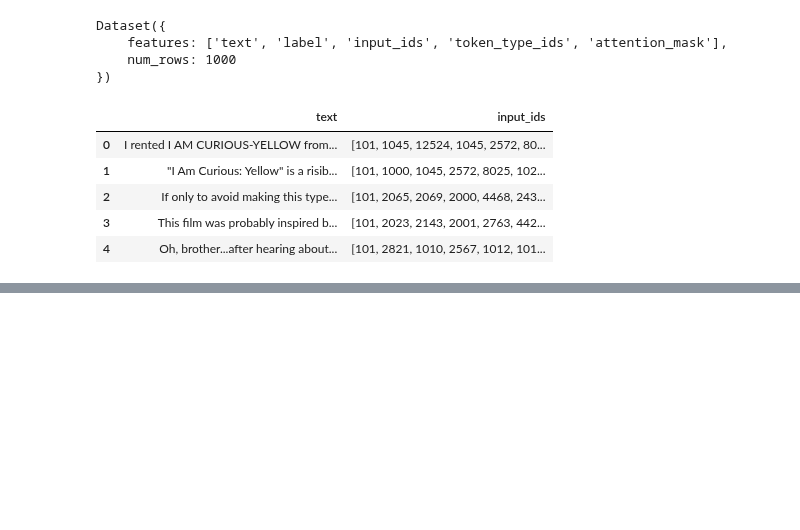
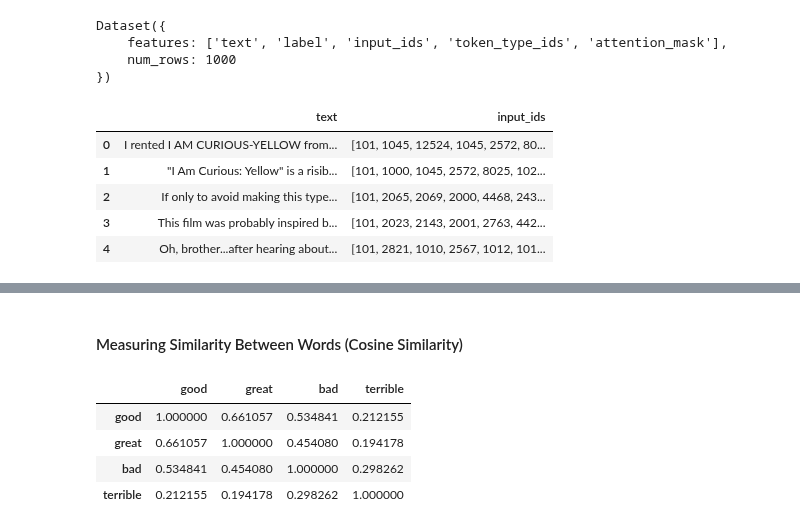
Before and after one commit to hussamalafandi/Generative_AI, a Jupyter notebook: notebooks/04/04_word_embeddings.ipynb, the cells around one changed output, grey strips where cells are left out. Drawn from its saved outputs; the diff is of its cells as text; code cells hidden in the pictures; blank space fills up the shorter version.

```diff
--- a/notebooks/04/04_word_embeddings.ipynb
+++ b/notebooks/04/04_word_embeddings.ipynb
@@ -125,0 +145,15 @@ Dataset({
+# %%
+# Load a pretrained transformer model (BERT) to extract embeddings.
+# Note: The model returns contextual embeddings that adjust based on the input sentence.
+model = AutoModel.from_pretrained("bert-base-uncased")
+
+# Encode the example text to get embeddings.
+# The tokenizer converts the text to input IDs and attention masks.
+inputs = tokenizer(example_text, return_tensors="pt")
+outputs = model(**inputs)
+
+# Extract embeddings for all tokens
+# Here, we take the last hidden state (batch_size, sequence_length, hidden_size)
+embeddings = outputs.last_hidden_state
+
+print("Shape of embeddings:", embeddings.shape)
@@ -125,0 +196,24 @@ Dataset({
+# %% [markdown]
+#### Measuring Similarity Between Words (Cosine Similarity)
+# %%
+# Get embeddings for selected words (use tokens without subword prefixes)
+tokens = ["good", "great", "bad", "terrible"]
+token_ids = tokenizer(tokens, return_tensors="pt", add_special_tokens=False)["input_ids"]
+
+# Get embeddings from model
+with torch.no_grad():
+    word_outputs = model(**tokenizer(tokens, return_tensors="pt", add_special_tokens=False))
+    word_embeddings = word_outputs.last_hidden_state.mean(dim=1)  # use average across tokens
+
+# Compute pairwise cosine similarity
+similarities = cosine_similarity(word_embeddings.unsqueeze(1), word_embeddings.unsqueeze(0), dim=-1)
+
+# Display as a matrix
+sim_df = pd.DataFrame(similarities.numpy(), index=tokens, columns=tokens)
+sim_df.style.background_gradient(cmap="Blues")
+# %% [output]
+|  | good | great | bad | terrible |
+| good | 1.000000 | 0.661057 | 0.534841 | 0.212155 |
+| great | 0.661057 | 1.000000 | 0.454080 | 0.194178 |
+| bad | 0.534841 | 0.454080 | 1.000000 | 0.298262 |
+| terrible | 0.212155 | 0.194178 | 0.298262 | 1.000000 |
```
Also changed, not shown: parts of 15 cells of this notebook.
